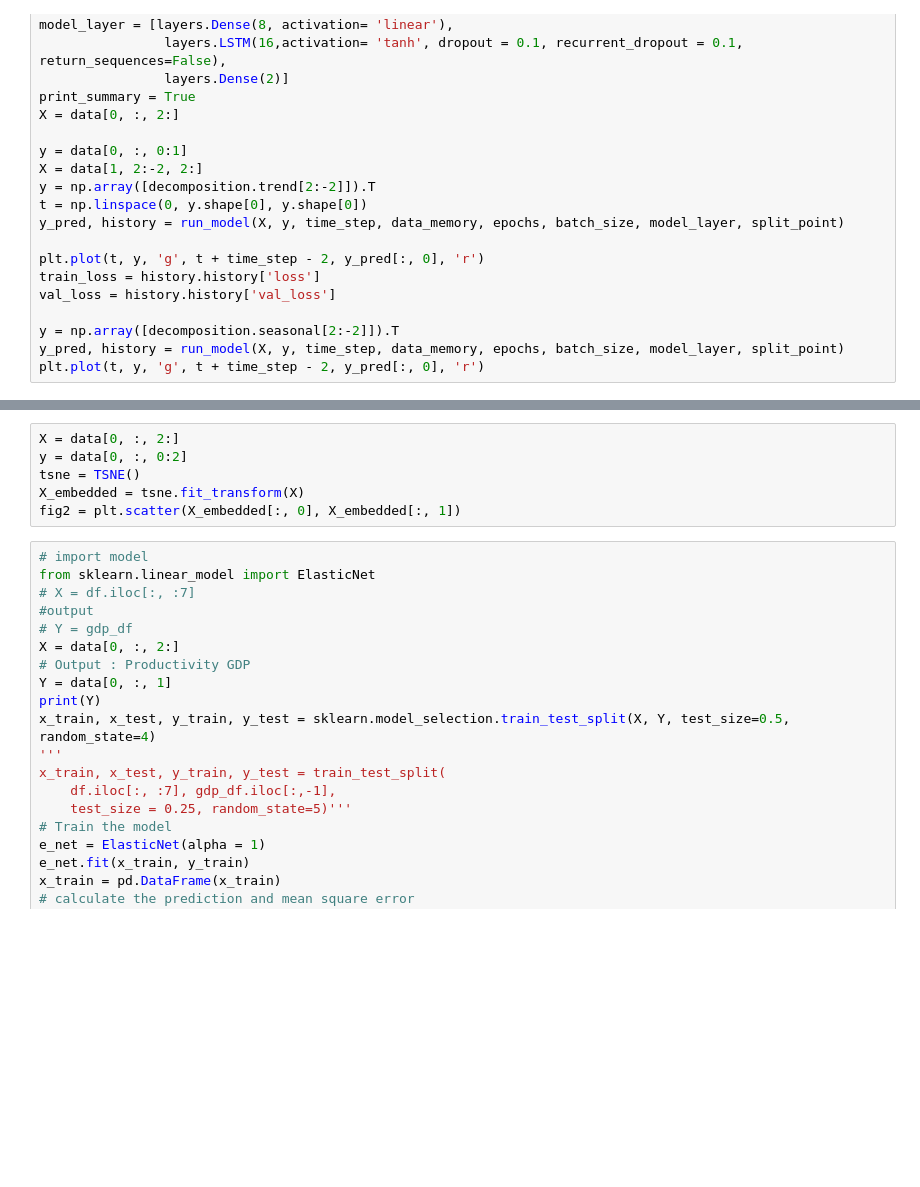
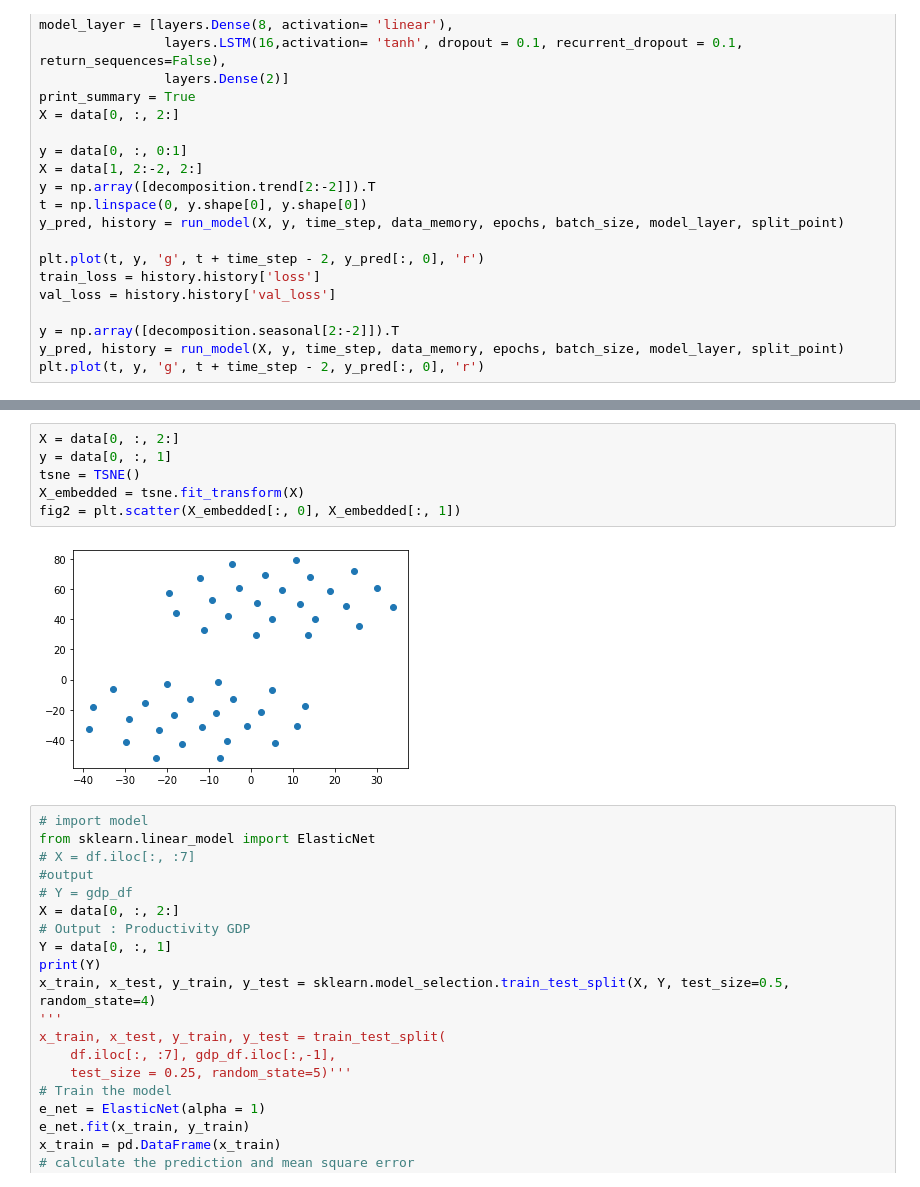
Before and after one commit to nisa-bayraktar/european_productivity, a Jupyter notebook: combined_features.ipynb, the cells around one changed output, grey strips where cells are left out. Saved outputs shown, nothing was run; the diff lists cells and outputs as text; blank space fills up the shorter version.

```diff
--- a/combined_features.ipynb
+++ b/combined_features.ipynb
@@ -588,9 +572,11 @@ fig2 = plt.scatter(pca[:, 0], pca[:, 1])
 # %%
 X = data[0, :, 2:]
-y = data[0, :, 0:2]
+y = data[0, :, 1]
 tsne = TSNE()
 X_embedded = tsne.fit_transform(X)
 fig2 = plt.scatter(X_embedded[:, 0], X_embedded[:, 1])
+# %% [output]
+[figure, added]
 # %%
 # import model
 from sklearn.linear_model import ElasticNet
```
Also changed, not shown: parts of 13 cells of this notebook, 1 other file.
